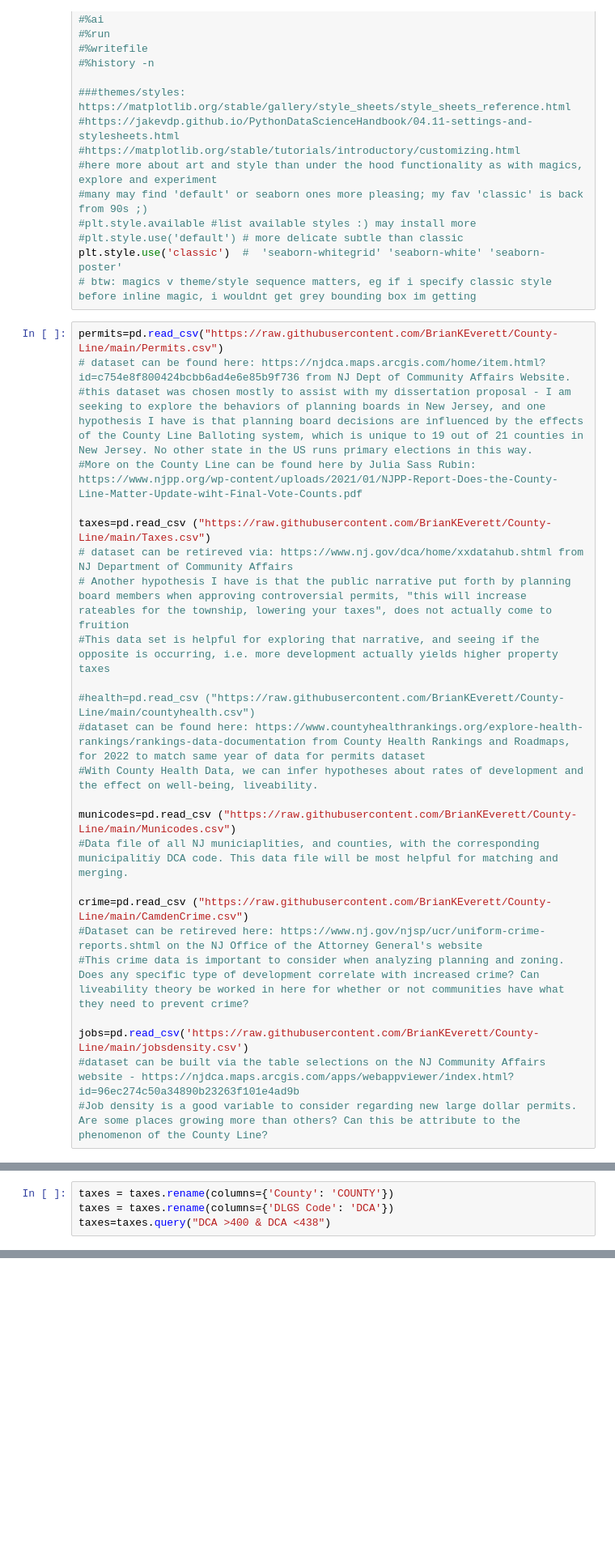
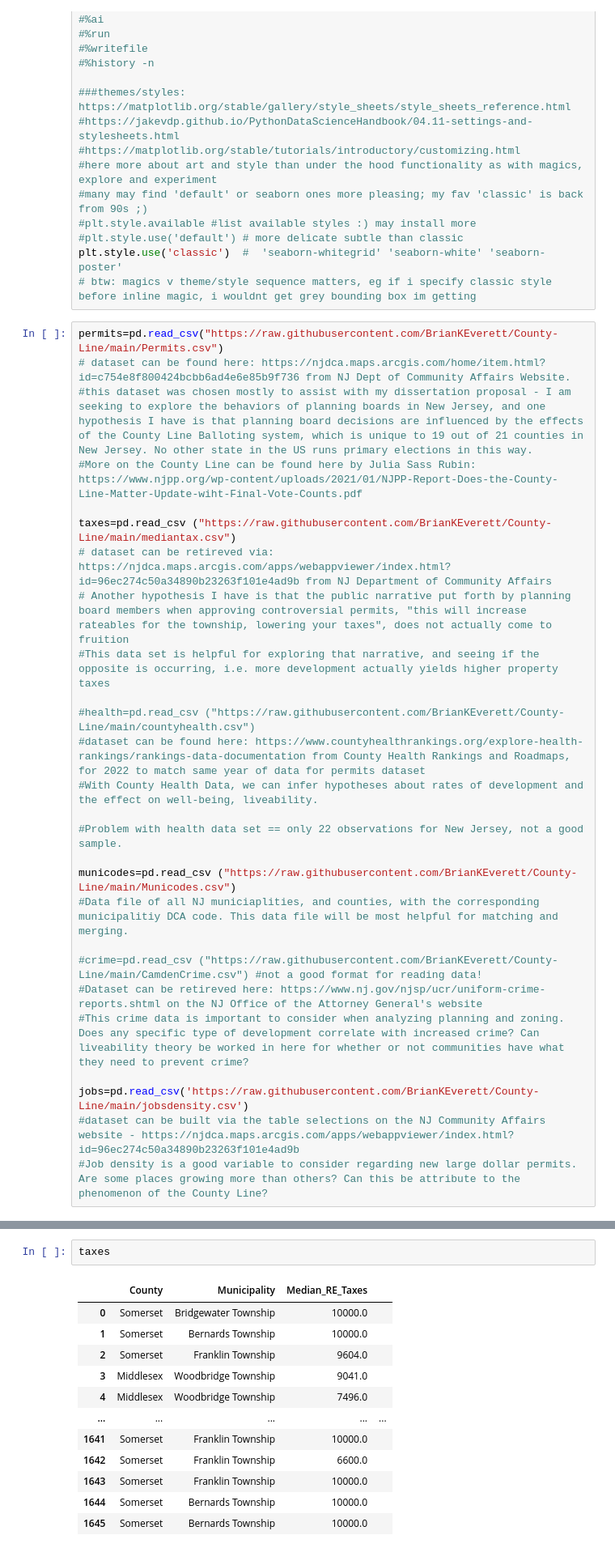
Before and after one commit to BrianKEverett/County-Line, a Jupyter notebook: PS6_Everett.ipynb, the cells around one changed output, grey strips where cells are left out. Shown at 81% size. Cells and saved outputs as stored; diff of their text form; blank space fills up the shorter version.

```diff
--- a/PS6_Everett.ipynb
+++ b/PS6_Everett.ipynb
@@ -72,8 +72,8 @@ permits=pd.read_csv("https://raw.githubusercontent.com/BrianKEverett/County-Line
 #this dataset was chosen mostly to assist with my dissertation proposal - I am seeking to explore the behaviors of planning boards in New Jersey, and one hypothesis I have is that planning board decisions are influenced by the effects of the County Line Balloting system, which is unique to 19 out of 21 counties in New Jersey. No other state in the US runs primary elections in this way.
 #More on the County Line can be found here by Julia Sass Rubin: https://www.njpp.org/wp-content/uploads/2021/01/NJPP-Report-Does-the-County-Line-Matter-Update-wiht-Final-Vote-Counts.pdf
 
-taxes=pd.read_csv ("https://raw.githubusercontent.com/BrianKEverett/County-Line/main/Taxes.csv")
-# dataset can be retireved via: https://www.nj.gov/dca/home/xxdatahub.shtml from NJ Department of Community Affairs
+taxes=pd.read_csv ("https://raw.githubusercontent.com/BrianKEverett/County-Line/main/mediantax.csv")
+# dataset can be retireved via: https://njdca.maps.arcgis.com/apps/webappviewer/index.html?id=96ec274c50a34890b23263f101e4ad9b from NJ Department of Community Affairs
 # Another hypothesis I have is that the public narrative put forth by planning board members when approving controversial permits, "this will increase rateables for the township, lowering your taxes", does not actually come to fruition
 #This data set is helpful for exploring that narrative, and seeing if the opposite is occurring, i.e. more development actually yields higher property taxes
 
@@ -81,10 +81,12 @@ taxes=pd.read_csv ("https://raw.githubusercontent.com/BrianKEverett/County-Line/
 #dataset can be found here: https://www.countyhealthrankings.org/explore-health-rankings/rankings-data-documentation from County Health Rankings and Roadmaps, for 2022 to match same year of data for permits dataset
 #With County Health Data, we can infer hypotheses about rates of development and the effect on well-being, liveability.
 
+#Problem with health data set == only 22 observations for New Jersey, not a good sample.
+
 municodes=pd.read_csv ("https://raw.githubusercontent.com/BrianKEverett/County-Line/main/Municodes.csv")
 #Data file of all NJ municiaplities, and counties, with the corresponding municipalitiy DCA code. This data file will be most helpful for matching and merging.
 
-crime=pd.read_csv ("https://raw.githubusercontent.com/BrianKEverett/County-Line/main/CamdenCrime.csv")
+#crime=pd.read_csv ("https://raw.githubusercontent.com/BrianKEverett/County-Line/main/CamdenCrime.csv") #not a good format for reading data!
 #Dataset can be retireved here: https://www.nj.gov/njsp/ucr/uniform-crime-reports.shtml on the NJ Office of the Attorney General's website
 #This crime data is important to consider when analyzing planning and zoning. Does any specific type of development correlate with increased crime? Can liveability theory be worked in here for whether or not communities have what they need to prevent crime?
 
@@ -117,4 +95,0 @@ permits=permits.query("DCA >400 & DCA <438")
-# %%
-taxes = taxes.rename(columns={'County': 'COUNTY'})
-taxes = taxes.rename(columns={'DLGS Code': 'DCA'})
-taxes=taxes.query("DCA >400 & DCA <438")
@@ -124,0 +200,15 @@ municodes = municodes.rename(columns={'COUNTY_NAME_COMMON': 'County'})
+# %%
+taxes
+# %% [output]
+|  | County | Municipality | Median_RE_Taxes |  |
+| 0 | Somerset | Bridgewater Township | 10000.0 |  |
+| 1 | Somerset | Bernards Township | 10000.0 |  |
+| 2 | Somerset | Franklin Township | 9604.0 |  |
+| 3 | Middlesex | Woodbridge Township | 9041.0 |  |
+| 4 | Middlesex | Woodbridge Township | 7496.0 |  |
+| ... | ... | ... | ... | ... |
+| 1641 | Somerset | Franklin Township | 10000.0 |  |
+| 1642 | Somerset | Franklin Township | 6600.0 |  |
+| 1643 | Somerset | Franklin Township | 10000.0 |  |
+| 1644 | Somerset | Bernards Township | 10000.0 |  |
+| 1645 | Somerset | Bernards Township | 10000.0 |  |
```
Also changed, not shown: parts of 20 cells of this notebook.
